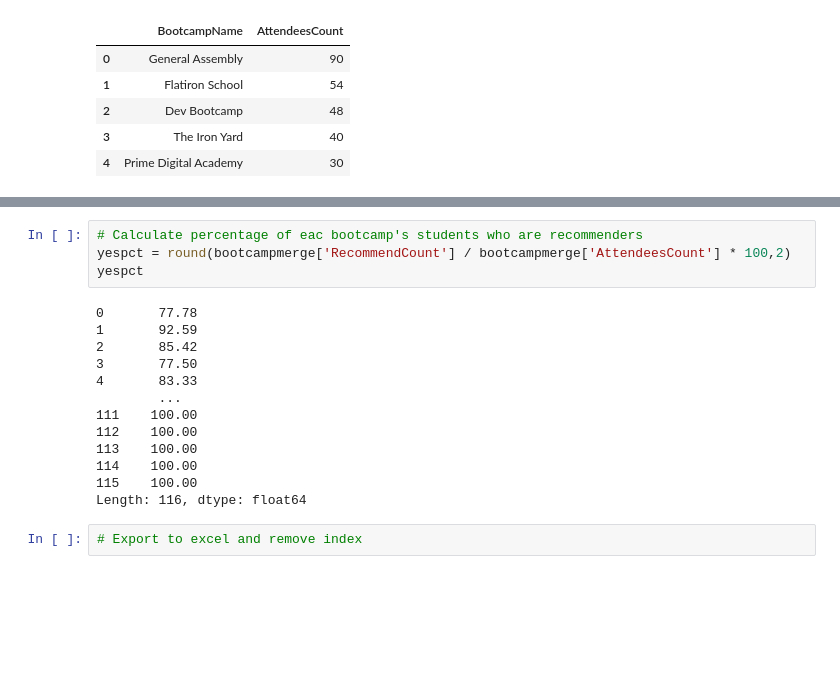
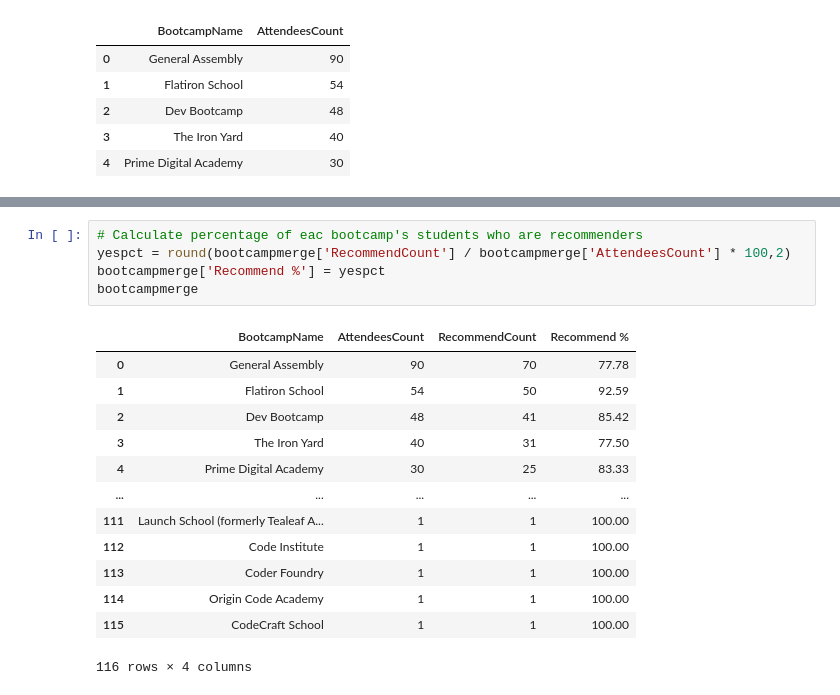
Before and after one commit to Renier83/Panda-Challenge, a Jupyter notebook: Mini-Project-Part-2/project_part_two.ipynb, the cells around one changed output, grey strips where cells are left out. Cells and saved outputs as stored; diff of their text form; blank space fills up the shorter version.

```diff
--- a/Mini-Project-Part-2/project_part_two.ipynb
+++ b/Mini-Project-Part-2/project_part_two.ipynb
@@ -113,19 +113,19 @@ bootcampmerge
 # %%
 # Calculate percentage of eac bootcamp's students who are recommenders
 yespct = round(bootcampmerge['RecommendCount'] / bootcampmerge['AttendeesCount'] * 100,2)
-yespct
+bootcampmerge['Recommend %'] = yespct
+bootcampmerge
 # %% [output]
+|  | BootcampName | AttendeesCount | RecommendCount | Recommend % |
+| 0 | General Assembly | 90 | 70 | 77.78 |
+| 1 | Flatiron School | 54 | 50 | 92.59 |
+| 2 | Dev Bootcamp | 48 | 41 | 85.42 |
+| 3 | The Iron Yard | 40 | 31 | 77.50 |
+| 4 | Prime Digital Academy | 30 | 25 | 83.33 |
+| ... | ... | ... | ... | ... |
+| 111 | Launch School (formerly Tealeaf A... | 1 | 1 | 100.00 |
+| 112 | Code Institute | 1 | 1 | 100.00 |
+| 113 | Coder Foundry | 1 | 1 | 100.00 |
+| 114 | Origin Code Academy | 1 | 1 | 100.00 |
+| 115 | CodeCraft School | 1 | 1 | 100.00 |
-0       77.78
-1       92.59
-2       85.42
-3       77.50
-4       83.33
-        ...
-111    100.00
-112    100.00
-113    100.00
-114    100.00
-115    100.00
-Length: 116, dtype: float64
+116 rows × 4 columns
-# %%
-# Export to excel and remove index
```
Also changed, not shown: parts of 4 cells of this notebook, 5 other files.
